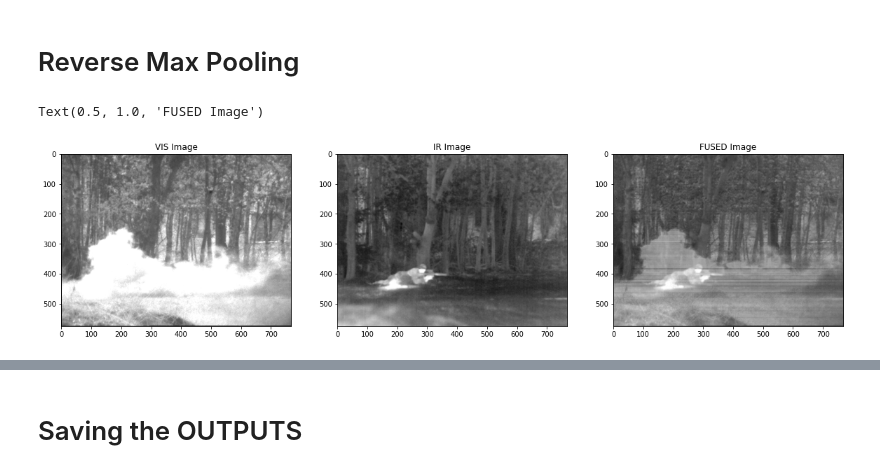
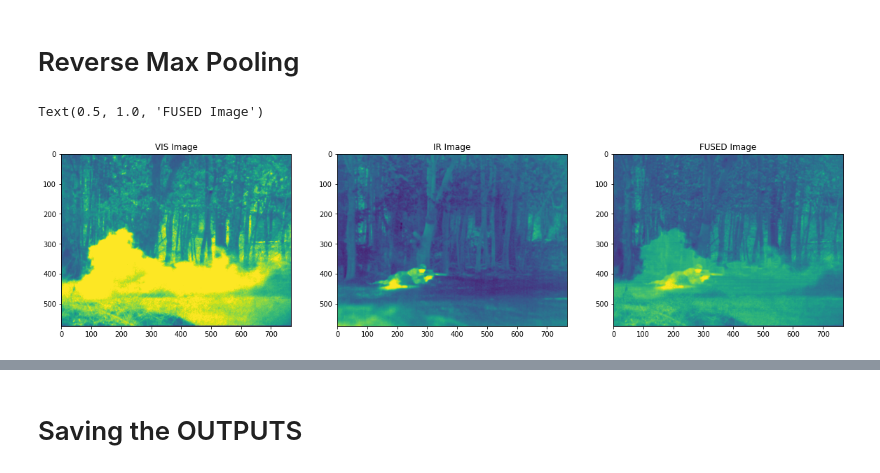
Before and after one commit to ParthikB/siamese, a Jupyter notebook: siamese_paper_v3.ipynb, the cells around one changed output, grey strips where cells are left out. Drawn from its saved outputs; the diff is of its cells as text; code cells hidden in the pictures.

```diff
--- a/siamese_paper_v3.ipynb
+++ b/siamese_paper_v3.ipynb
@@ -244,14 +241,14 @@ class Net(nn.Module):
   def forward(self, x):
 
     features = {}
-    for img, type_ in zip(x, ['IR', 'VIS']):
+    for img, type_ in zip(x, ['type1', 'type2']):
       img = img.to(device)
       img = self.convs(img)
       img = img.view(self.flatten, -1)
       features[type_] = img
 
-    ir_slice = features['IR']
-    vis_slice = features['VIS']
+    ir_slice  = features['type1']
+    vis_slice = features['type2']
     # print(ir_slice.shape)
 
     # CONCATINATION
@@ -344,11 +341,13 @@ def test(net, test_set, find_accuracy=True):
 # %% [markdown]
 ### Load a model
 # %%
-# PATH = '/content/drive/My Drive/Colab Notebooks/siamese_paper/'
-# MODEL_NAME = 'thebestsofar'
+# You gotta run the 'Creating the Net' cells (above) first.
 
-# net = torch.load(PATH+MODEL_NAME)
-# net.eval()
+PATH = '/content/drive/My Drive/Colab Notebooks/siamese_paper/'
+MODEL_NAME = 'thebestsofar'
+
+net = torch.load(PATH+MODEL_NAME)
+net.eval()
 # %% [output]
 Net(
   (conv1): Conv2d(1, 64, kernel_size=(3, 3), stride=(1, 1))
@@ -360,10 +359,10 @@ Net(
 # %% [markdown]
 ### Train from Scratch
 # %%
-EPOCHS        = 40
-LEARNING_RATE = 0.00005
+EPOCHS        = 10
+LEARNING_RATE = 0.00001
 BATCH_SIZE    = BATCH_SIZE
-CONTINUE_TRAINING = 0
+CONTINUE_TRAINING = 1
 
 if not CONTINUE_TRAINING:
   net = Net().to(device)
@@ -422,10 +422,10 @@ Test Accuracy : 59.75 %
 ## Creating a Dataset
 (of all positives)
 # %%
-data_path = '/content/drive/My Drive/Colab Notebooks/siamese_paper/dataset/custom_testing/'
+data_path = '/content/drive/My Drive/Colab Notebooks/siamese_paper/dataset/custom_testing/army'
 os.chdir(data_path)
 
-SLICE = SLICE
+SLICE = 8
 IMAGE_PAIR_NUMBER = 2
 
 dataset = []
@@ -629,24 +640,21 @@ main_map = reverse_pool(final_shape=FINAL_SHAPE, slice_arr=SLICE_ARR, patch_leng
 # %%
-# Fusing the images according to the map
-fused_image_rp = main_map*vis_img + (1-main_map)*ir_img
-# main4 = main.copy()
 # Plotting the results
 plt.figure(figsize=(20, 20))
 
 plt.subplot(1, 3, 1)
-plt.imshow(vis_img, cmap='gray')
+plt.imshow(vis_img,)
 plt.title('VIS Image')
 
 plt.subplot(1, 3, 2)
-plt.imshow(ir_img, cmap='gray')
+plt.imshow(ir_img,)
 plt.title('IR Image')
 
 plt.subplot(1, 3, 3)
-plt.imshow(fused_image_rp, cmap='gray')
+plt.imshow(fused_image_rp,)
 plt.title('FUSED Image')
 # %% [output]
 Text(0.5, 1.0, 'FUSED Image')
-[figure, old version]
+[figure, new version]
 # %%
 # Final Image(Enlarged)
 plt.figure(figsize=(20, 20))
```
Also changed, not shown: parts of 20 cells of this notebook.
